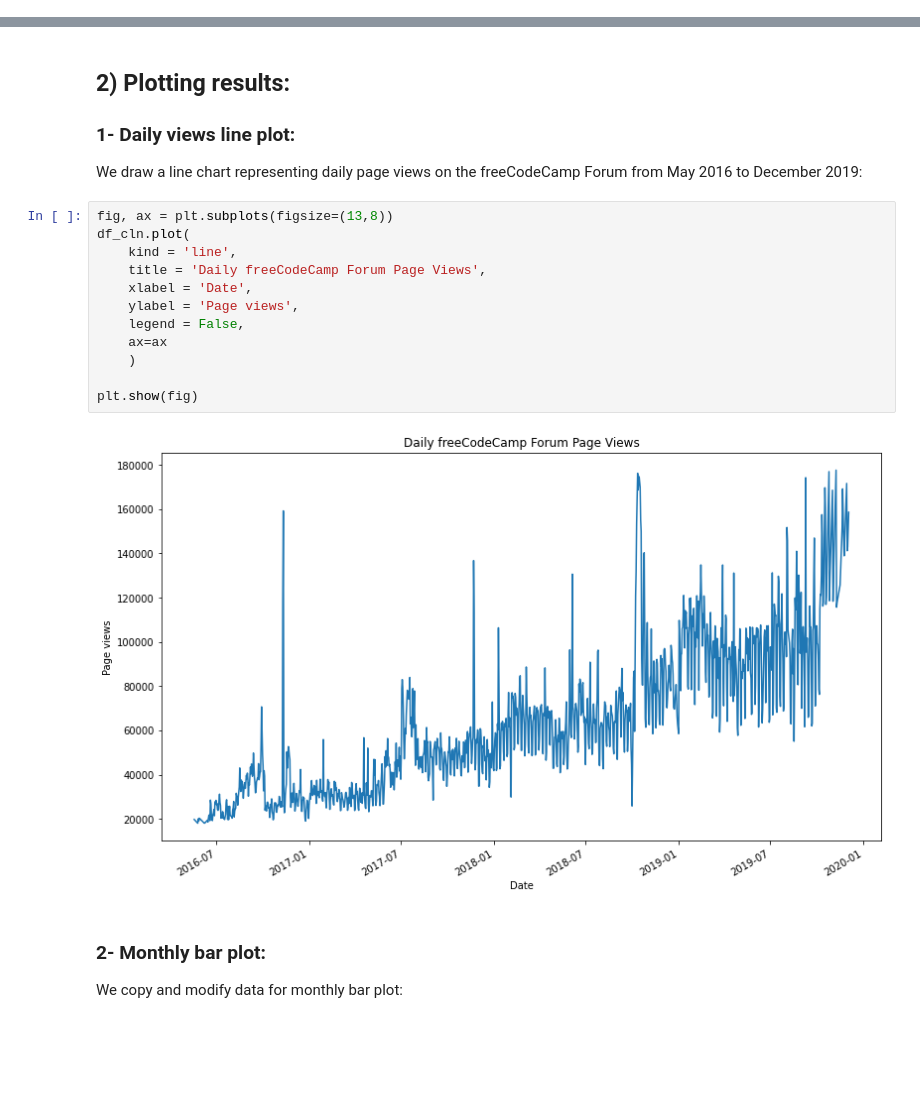
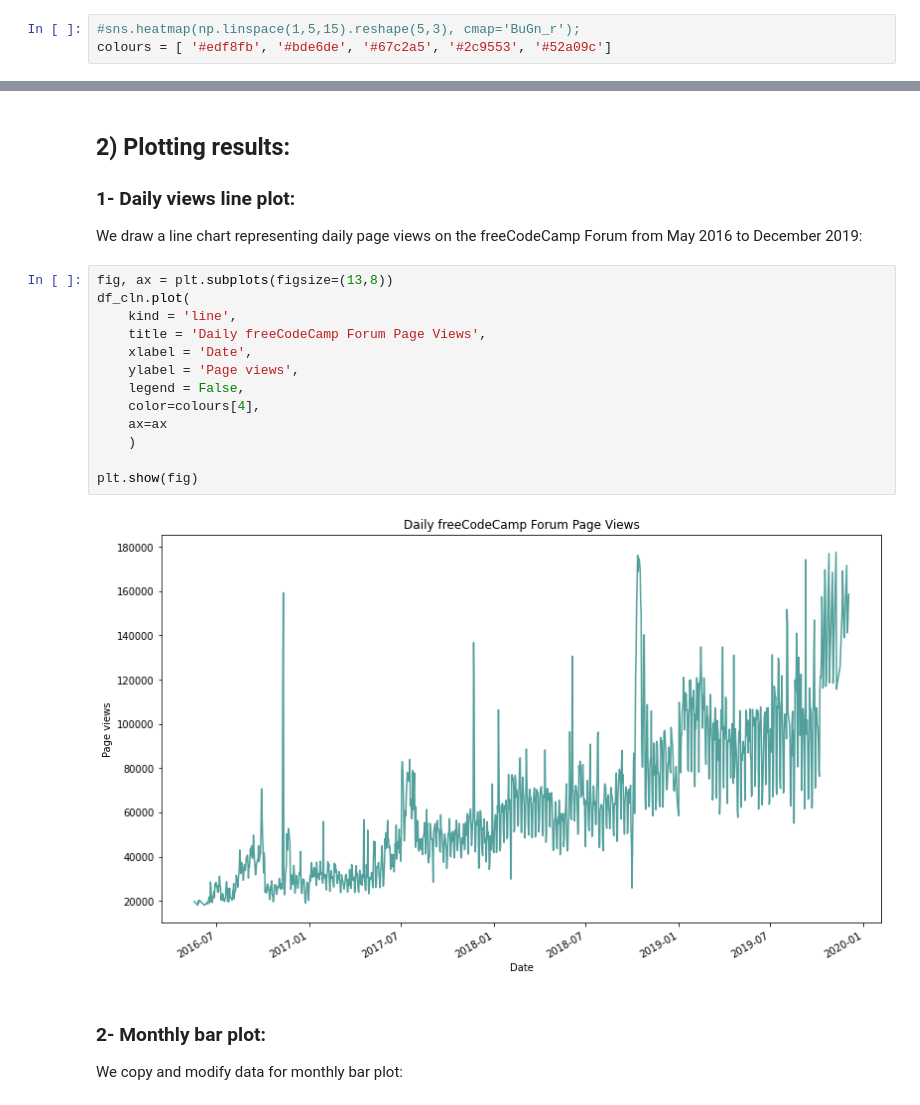
Before and after one commit to Sithlord-dev/Pageview_timeseries_visualizer, a Jupyter notebook: Page view time-series visualizer.ipynb, the cells around one changed output, grey strips where cells are left out. Drawn from its saved outputs; the diff is of its cells as text; blank space fills up the shorter version.

```diff
--- a/Page view time-series visualizer.ipynb
+++ b/Page view time-series visualizer.ipynb
@@ -15,3 +17,6 @@ register_matplotlib_converters()
+# %%
+#sns.heatmap(np.linspace(1,5,15).reshape(5,3), cmap='BuGn_r');
+colours = [ '#edf8fb', '#bde6de', '#67c2a5', '#2c9553', '#52a09c']
 # %% [markdown]
 ## 1) Reading and cleaning the data:
 # %% [markdown]
@@ -53,17 +58,18 @@ We draw a line chart representing daily page views on the freeCodeCamp Forum fro
 # %%
 fig, ax = plt.subplots(figsize=(13,8))
 df_cln.plot(
     kind = 'line',
     title = 'Daily freeCodeCamp Forum Page Views',
     xlabel = 'Date',
     ylabel = 'Page views',
     legend = False,
+    color=colours[4],
     ax=ax
     )
 
 plt.show(fig)
 # %% [output]
-[figure, old version]
+[figure, new version]
 # %% [markdown]
 ### 2- Monthly bar plot:
 
```
Also changed, not shown: parts of 6 cells of this notebook.
